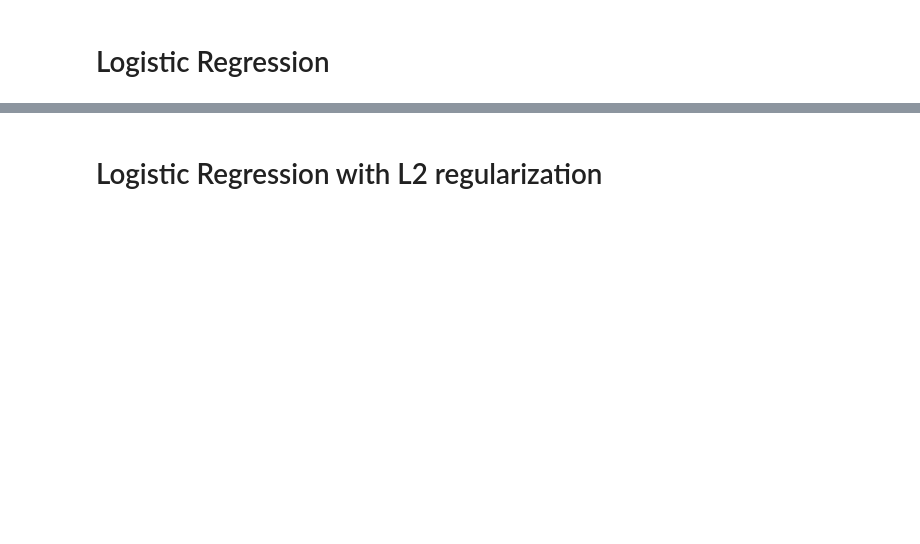
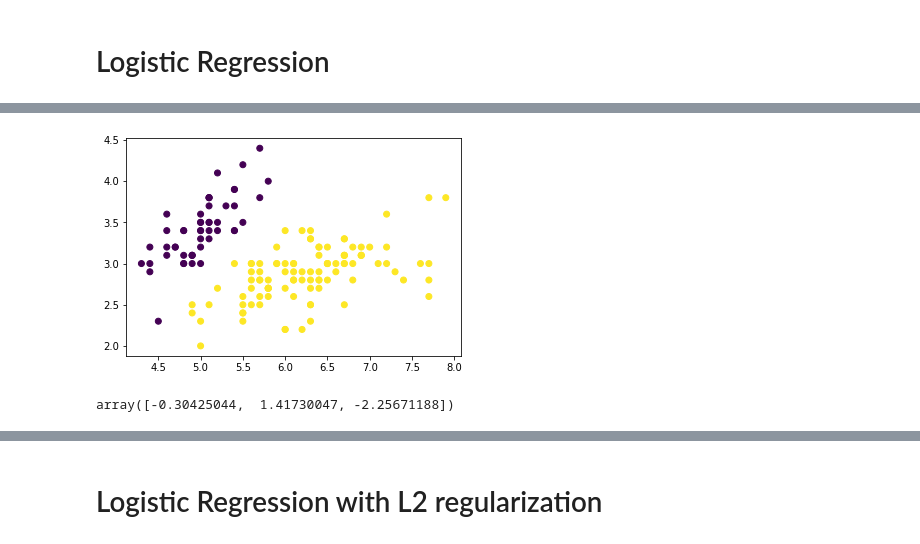
Before and after one commit to pg42859/SIB, a Jupyter notebook: scripts/eval2.ipynb, the cells around one changed output, grey strips where cells are left out. Drawn from its saved outputs; the diff is of its cells as text; code cells hidden in the pictures; blank space fills up the shorter version.

```diff
--- a/scripts/eval2.ipynb
+++ b/scripts/eval2.ipynb
@@ -96,6 +100,6 @@ import pandas as pd
 filename = os.path.join(DIR, 'datasets/iris.data')
 df = pd.read_csv(filename)
 iris = Dataset.from_dataframe(df,ylabel="class")
-y = [int(x != 'Iris-setosa') for x in iris.y]
+y = [int(x != 'Iris-setosa') for x in iris.Y]
 dataset = Dataset(iris.X[:,:2],np.array(y))
 summary(dataset)
@@ -102,9 +112,13 @@ summary(dataset)
 # %%
-plt.scatter(dataset.X[:,0], dataset.X[:,1],c=dataset.y)
+plt.scatter(dataset.X[:,0], dataset.X[:,1],c=dataset.Y)
 plt.show()
+# %% [output]
+[figure, added]
 # %%
 logreg = LogisticRegression(epochs=20000)
 # %%
 logreg.fit(dataset)
 logreg.theta
+# %% [output]
+array([-0.30425044,  1.41730047, -2.25671188])
 # %%
```
Also changed, not shown: parts of 9 cells of this notebook, 19 other files.
